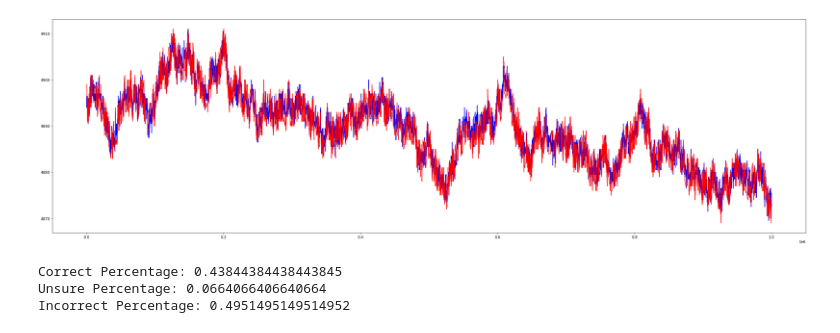
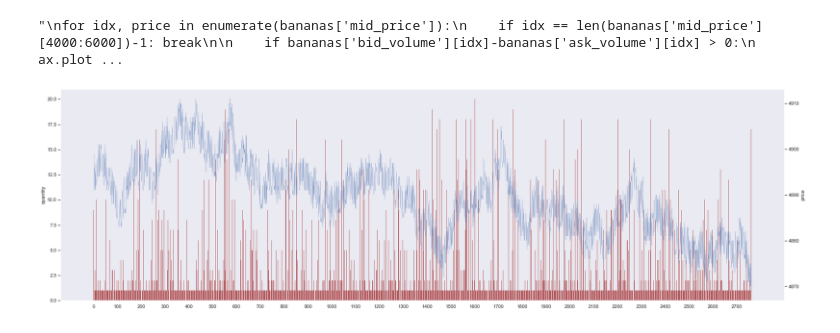
Before and after one commit to jcgs2503/IMC_Prosperity_IDK, a Jupyter notebook: data_analyzer.ipynb, the cells around one changed output. Saved outputs shown, nothing was run; the diff lists cells and outputs as text; code cells hidden in the pictures.

```diff
--- a/data_analyzer.ipynb
+++ b/data_analyzer.ipynb
@@ -10,7 +10,8 @@ df = pd.read_csv(path, sep=';')
 df_nn = pd.read_csv(path_nn, sep=';')
 
 bananas = df[df['product']=="BANANAS"].reset_index(drop=True).fillna(0)
-bananas_nn = df_nn[df_nn['symbol'] =="BANANAS"].reset_index(drop=True).fillna(0)
+market = df_nn[df_nn['symbol'] == "BANANAS"].reset_index(
+    drop=True).fillna(0)
 price = df_nn[df_nn['symbol']=="BANANAS"]['price'].reset_index(drop=True).fillna(0)
 qnt = df_nn[df_nn['symbol'] == "BANANAS"]['quantity'].reset_index(drop=True).fillna(0)
 
@@ -18,9 +19,7 @@ qnt = df_nn[df_nn['symbol'] == "BANANAS"]['quantity'].reset_index(drop=True).fil
 bananas['bid_volume'] = bananas['bid_volume_1'] + bananas['bid_volume_2'] + bananas['bid_volume_3']
 bananas['ask_volume'] = bananas['ask_volume_1'] + bananas['ask_volume_2'] + bananas['ask_volume_3']
 
-plt.rcParams["figure.figsize"] = [30, 9]
-plt.rcParams["figure.autolayout"] = True
-fig, ax = plt.subplots()
+
 
 """
 for idx, price in enumerate(bananas['mid_price']):
@@ -33,38 +32,5 @@ for idx, price in enumerate(bananas['mid_price']):
     else:
         ax.plot([idx, idx+1], bananas['mid_price'][idx:idx+2], c='g')
 """
-ax.plot(bananas['timestamp'], bananas['mid_price'], c='b')
-ax.plot(bananas_nn['timestamp'], price, c='r')
-
-# ax2 = ax.twinx()
-# ax2.plot(range(99),bananas['bid_volume'][1:]-bananas['ask_volume'][1:], c='y')
-# ax2.set_ylim(-20,70)
-plt.show()
 # %% [output]
-[figure, removed]
+"\nfor idx, price in enumerate(bananas['mid_price']):\n    if idx == len(bananas['mid_price'][4000:6000])-1: break\n\n    if bananas['bid_volume'][idx]-bananas['ask_volume'][idx] > 0:\n        ax.plot ...
-# %%
-correct = 0
-incorrect = 0
-unsure = 0
-for idx, price in enumerate(bananas['mid_price']):
-    if idx == len(bananas['mid_price'])-1:
-        break
-    if bananas['bid_volume'][idx]-bananas['ask_volume'][idx] > 0:
-        if bananas['mid_price'][idx+1] - bananas['mid_price'][idx] <= 0:
-            correct+=1
-        else: incorrect+=1
-    elif bananas['bid_volume'][idx]-bananas['ask_volume'][idx] == 0:
-        unsure +=1
-    else:
-        if bananas['mid_price'][idx+1] - bananas['mid_price'][idx] >= 0:
-            correct += 1
-        else:
-            incorrect += 1
-
-print(f"Correct Percentage: {correct/(correct+incorrect+unsure)}")
-print(f"Unsure Percentage: {incorrect/(correct+incorrect+unsure)}")
-print(f"Incorrect Percentage: {unsure/(correct+incorrect+unsure)}")
-# %% [output]
-Correct Percentage: 0.43844384438443845
-Unsure Percentage: 0.0664066406640664
-Incorrect Percentage: 0.4951495149514952
@@ -77,0 +37,15 @@ pearls['mid_price'].plot()
+# %%
+import seaborn as sns
+sns.set(rc={'figure.figsize': (30, 9)})
+sns.set_theme()
+
+market['qlt'] = np.where(market['quantity']>=10, market['quantity'], 0)
+ax = sns.barplot(data=market, x=market.index, y='quantity', lw=0., color='r')
+ax.set_xticks(range(0, len(market['quantity']), 100))
+ax2 = ax.twinx()
+sns.lineplot(data=market, x = market.index, y = 'price', ax = ax2, color='b', linewidth=0.3)
+ax.grid(False)
+ax2.grid(False)
+plt.savefig('price-volume.png', dpi=300)
+# %% [output]
+[figure, added]
```
Also changed, not shown: parts of 1 cell of this notebook, 23 other files.
